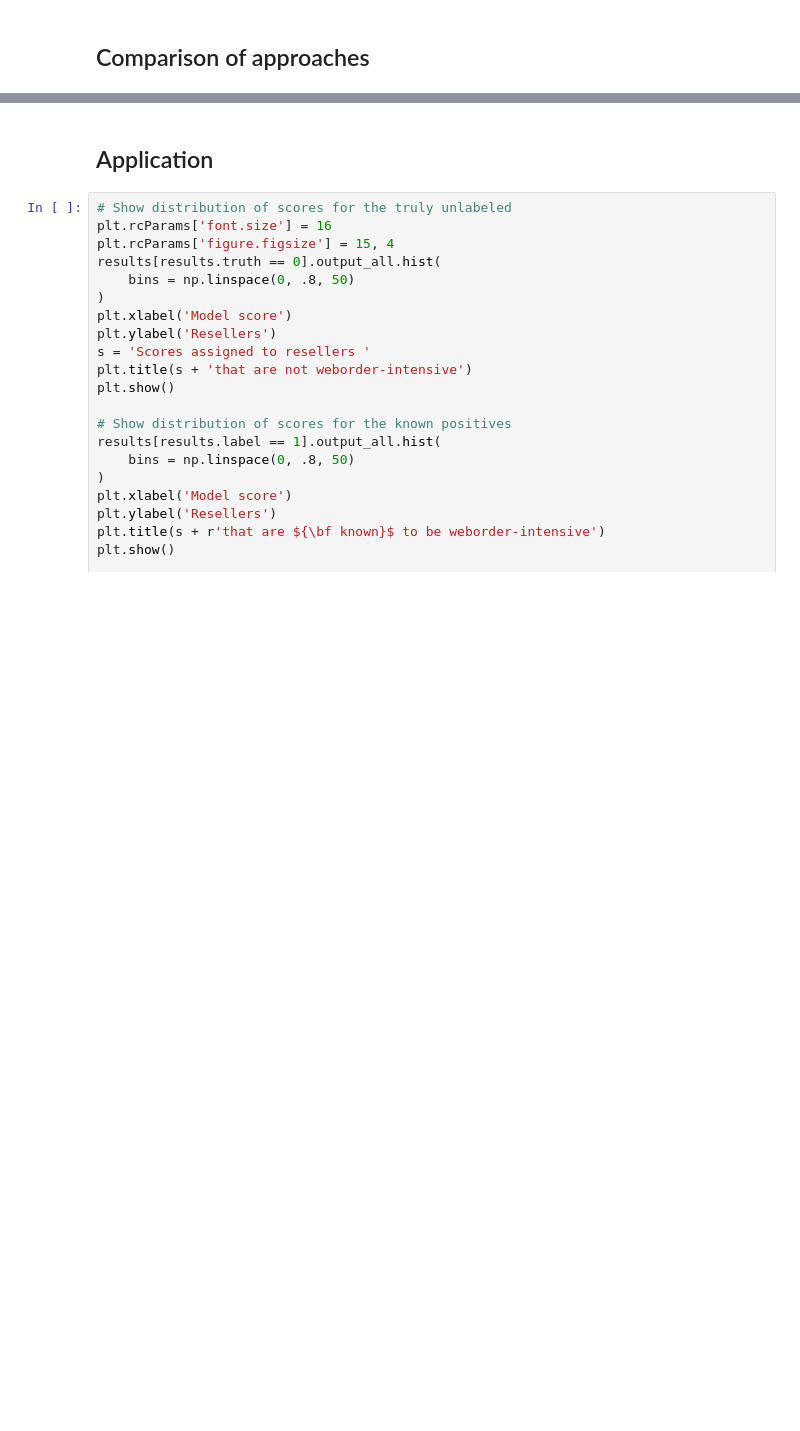
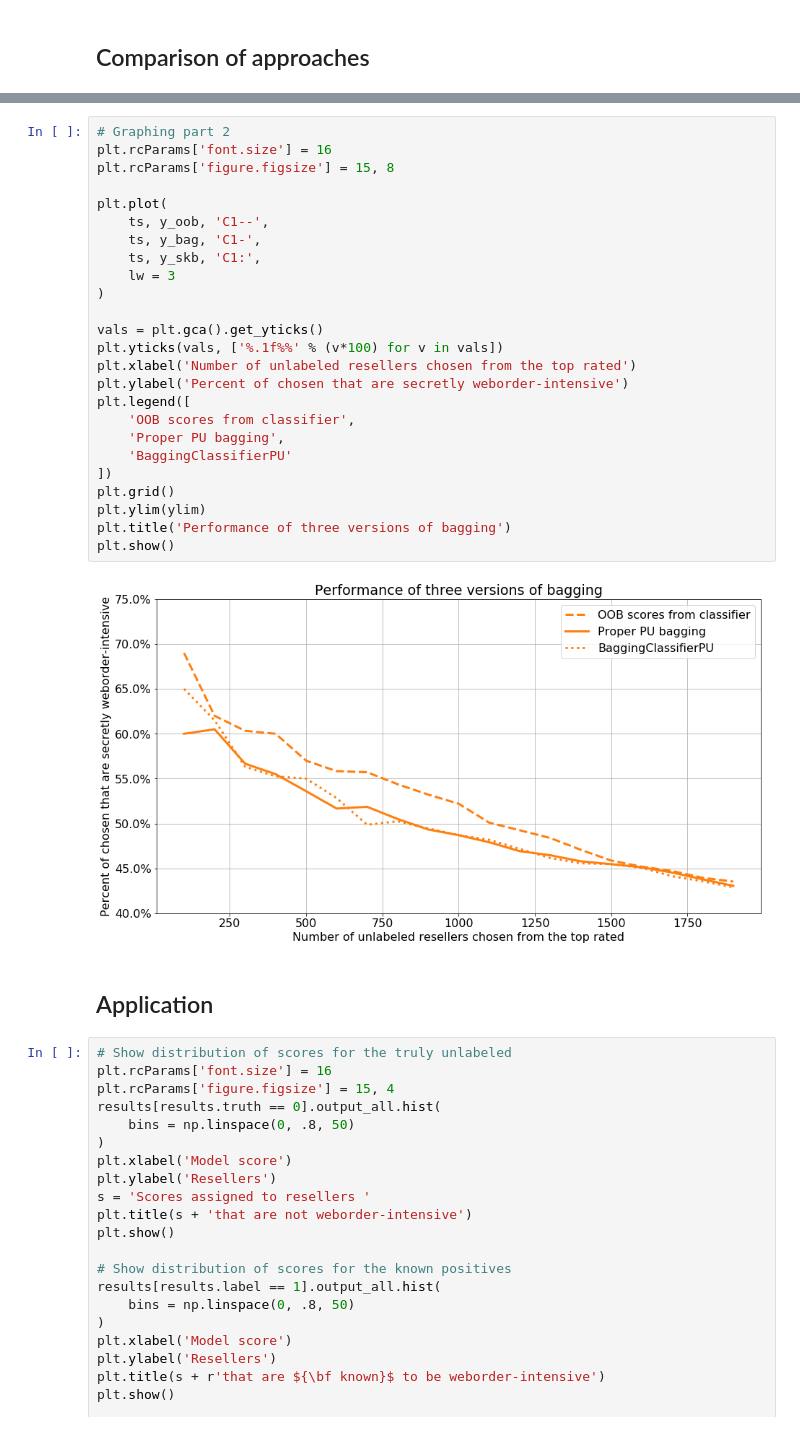
Before and after one commit to roywright/pu_learning, a Jupyter notebook: weborder.ipynb, the cells around one changed output, grey strips where cells are left out. Drawn from its saved outputs; the diff is of its cells as text; blank space fills up the shorter version.

```diff
--- a/weborder.ipynb
+++ b/weborder.ipynb
@@ -241,3 +255,30 @@ plt.show()
+# %%
+# Graphing part 2
+plt.rcParams['font.size'] = 16
+plt.rcParams['figure.figsize'] = 15, 8
+
+plt.plot(
+    ts, y_oob, 'C1--',
+    ts, y_bag, 'C1-',
+    ts, y_skb, 'C1:',
+    lw = 3
+)
+
+vals = plt.gca().get_yticks()
+plt.yticks(vals, ['%.1f%%' % (v*100) for v in vals])
+plt.xlabel('Number of unlabeled resellers chosen from the top rated')
+plt.ylabel('Percent of chosen that are secretly weborder-intensive')
+plt.legend([
+    'OOB scores from classifier',
+    'Proper PU bagging',
+    'BaggingClassifierPU'
+])
+plt.grid()
+plt.ylim(ylim)
+plt.title('Performance of three versions of bagging')
+plt.show()
+# %% [output]
+[figure, added]
 # %% [markdown]
 ## Application
 # %%
```
Also changed, not shown: parts of 13 cells of this notebook, 2 other files.
